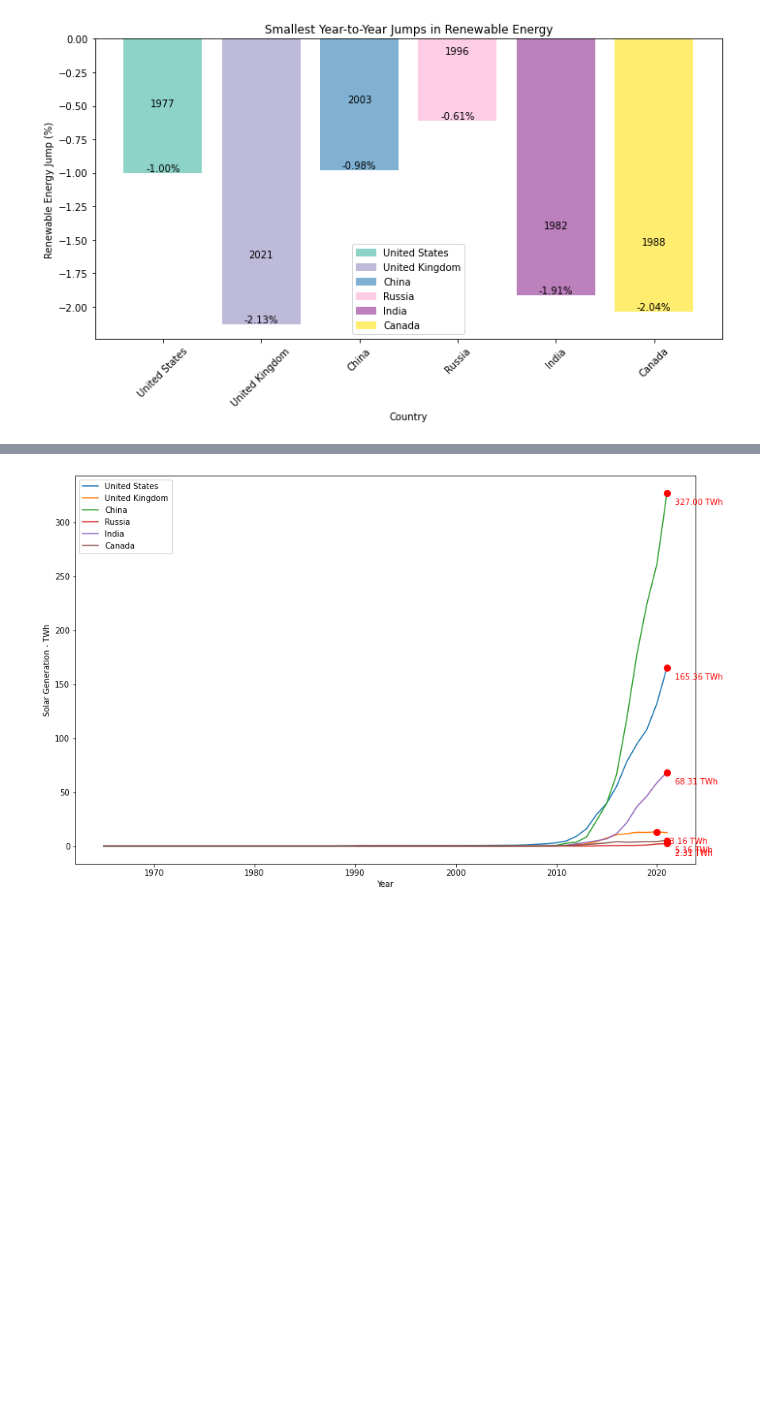
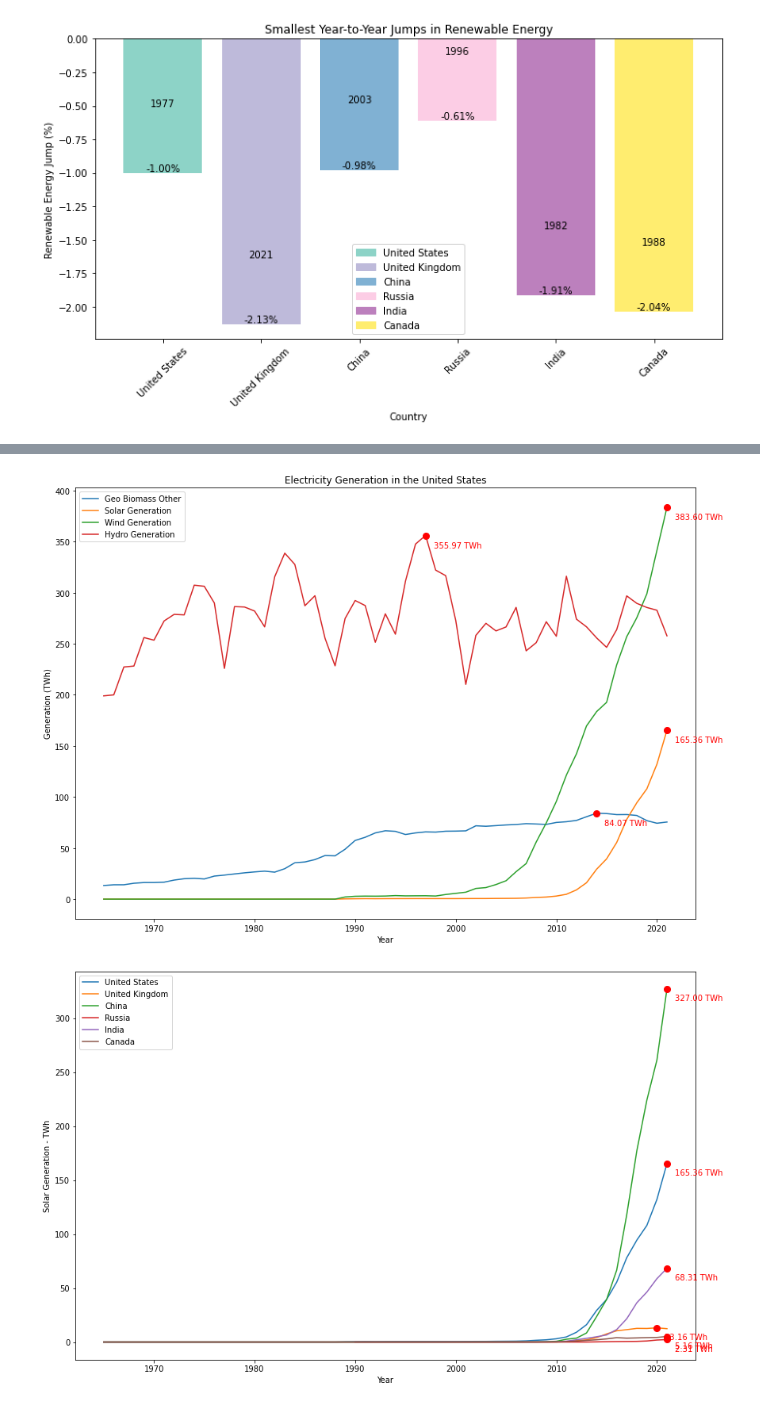
Before and after one commit to LucasMazza42/Energy-Analytics, a Jupyter notebook: ResearchDoc.ipynb, the cells around one changed output, grey strips where cells are left out. Saved outputs shown, nothing was run; the diff lists cells and outputs as text; code cells hidden in the pictures; blank space fills up the shorter version.

```diff
--- a/ResearchDoc.ipynb
+++ b/ResearchDoc.ipynb
@@ -175,3 +206,79 @@ renewType = pd.read_csv("/Users/lucasmazza/Desktop/RenewableEnergyData/02 modern
+# %%
+us_data = renewType[renewType['Entity'].isin(['United States'])]
+# Set the figure size
+plt.figure(figsize=(14,10))
+
+# Extract the required data columns
+x = us_data['Year']
+y1 = us_data['Geo Biomass Other - TWh']
+y2 = us_data['Solar Generation - TWh']
+y3 = us_data['Wind Generation - TWh']
+y4 = us_data['Hydro Generation - TWh']
+
+# Plot each data series
+plt.plot(x, y1, label='Geo Biomass Other')
+plt.plot(x, y2, label='Solar Generation')
+plt.plot(x, y3, label='Wind Generation')
+plt.plot(x, y4, label='Hydro Generation')
+
+# Find the maximum value and its index
+max_value = us_data['Solar Generation - TWh'].max()
+max_index = us_data['Solar Generation - TWh'].idxmax()
+
+# Mark the maximum value with a red dot
+plt.plot(us_data.loc[max_index, 'Year'], max_value, 'ro', markersize=8)
+
+# Annotate the maximum value
+plt.annotate(f"{max_value:.2f} TWh", (us_data.loc[max_index, 'Year'], max_value),
+                xytext=(10, -15), textcoords='offset points', color='red')
+
+# Find the maximum value and its index
+max_value = us_data['Geo Biomass Other - TWh'].max()
+max_index = us_data['Geo Biomass Other - TWh'].idxmax()
+
+# Mark the maximum value with a red dot
+plt.plot(us_data.loc[max_index, 'Year'], max_value, 'ro', markersize=8)
+
+# Annotate the maximum value
+plt.annotate(f"{max_value:.2f} TWh", (us_data.loc[max_index, 'Year'], max_value),
+                xytext=(10, -15), textcoords='offset points', color='red')
+
+# Find the maximum value and its index
+max_value = us_data['Wind Generation - TWh'].max()
+max_index = us_data['Wind Generation - TWh'].idxmax()
+
+# Mark the maximum value with a red dot
+plt.plot(us_data.loc[max_index, 'Year'], max_value, 'ro', markersize=8)
+
+# Annotate the maximum value
+plt.annotate(f"{max_value:.2f} TWh", (us_data.loc[max_index, 'Year'], max_value),
+                xytext=(10, -15), textcoords='offset points', color='red')
+
+
+# Find the maximum value and its index
+max_value = us_data['Hydro Generation - TWh'].max()
+max_index = us_data['Hydro Generation - TWh'].idxmax()
+
+# Mark the maximum value with a red dot
+plt.plot(us_data.loc[max_index, 'Year'], max_value, 'ro', markersize=8)
+
+# Annotate the maximum value
+plt.annotate(f"{max_value:.2f} TWh", (us_data.loc[max_index, 'Year'], max_value),
+                xytext=(10, -15), textcoords='offset points', color='red')
+
+
+# Add labels and title
+plt.xlabel('Year')
+plt.ylabel('Generation (TWh)')
+plt.title('Electricity Generation in the United States')
+
+# Add a legend
+plt.legend()
+
+# Show the plot
+plt.show()
+# %% [output]
+[figure, added]
 # %%
 #filter down to the United States, United Kingdom, China and Russia
 renewType['Entity'] = renewType['Entity'].astype(str)
```
Also changed, not shown: parts of 10 cells of this notebook.
